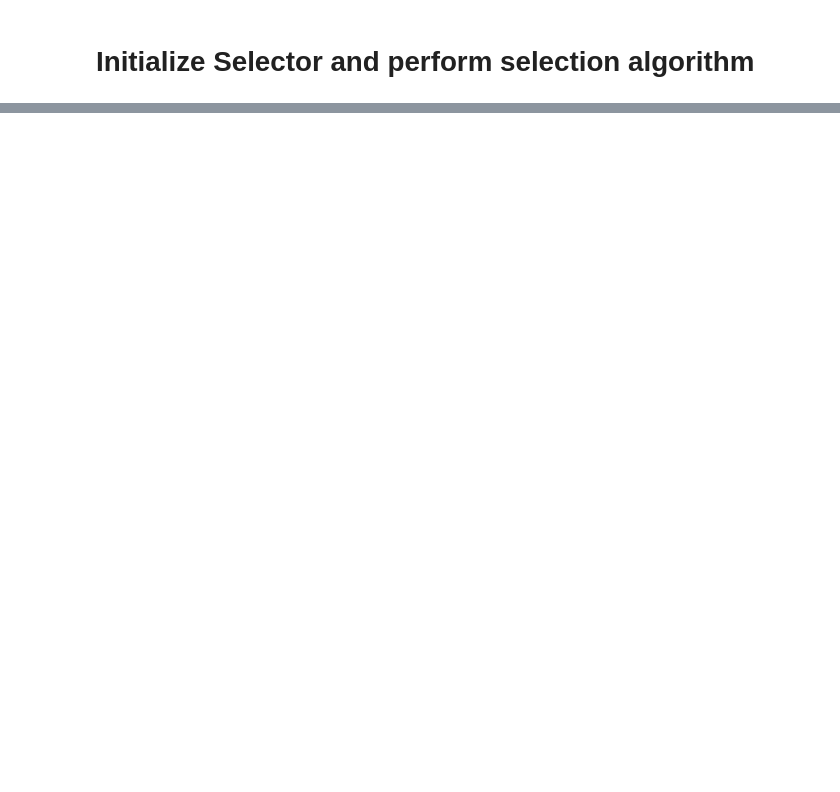
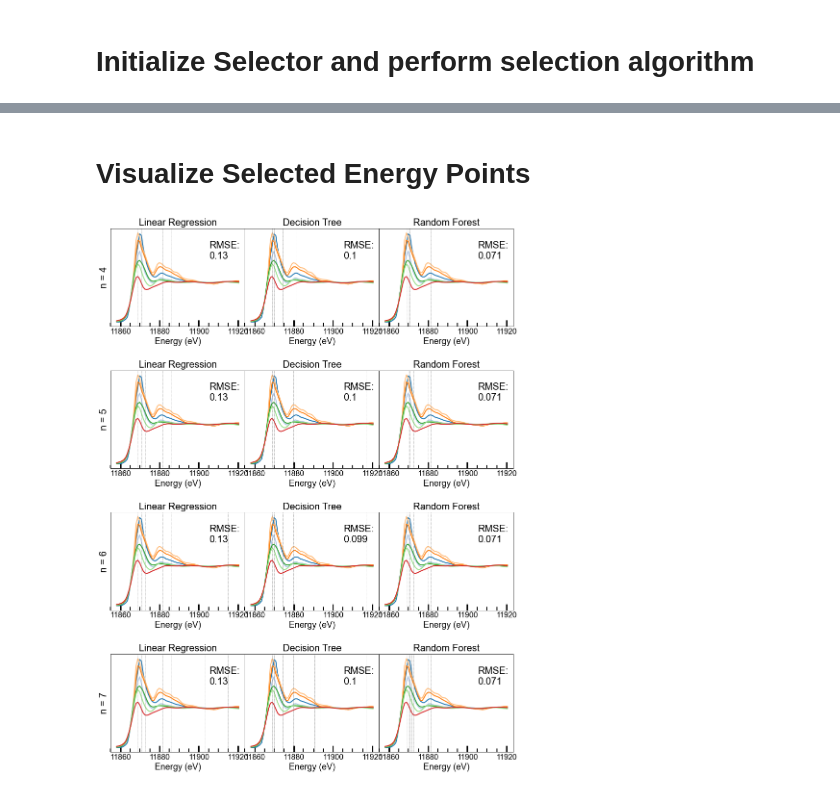
Before and after one commit to stetef/Energy-Point-Selection, a Jupyter notebook: Visualization.ipynb, the cells around one changed output, grey strips where cells are left out. Drawn from its saved outputs; the diff is of its cells as text; code cells hidden in the pictures; blank space fills up the shorter version.

```diff
--- a/Visualization.ipynb
+++ b/Visualization.ipynb
@@ -59,0 +142,3 @@ selector.select_energy_points()
+# %%
+energy_point_selector = reload(selector.energy_point_selector)
+select = energy_point_selector.Selector(data, coeffs)
@@ -59,0 +147,20 @@ selector.select_energy_points()
+# %%
+models = ['Linear Regression', 'Decision Tree', 'Random Forest']
+n_points = [4, 5, 6, 7]
+Scores = []
+Epts = []
+
+for npts in n_points:
+    print(f'\nNum points: {npts}\n-----------------------')
+    scores = []
+    epts = []
+    for model in models:
+        print(f'\n{model}:')
+        select = energy_point_selector.Selector(data, coeffs)
+        rfe, score = select.select_energy_points(estimator=model, n_points=npts,
+                                                 scoring='neg_root_mean_squared_error')
+        energy_points = Energy[rfe.support_]
+        epts.append(energy_points)
+        scores.append(score)
+    Scores.append(scores)
+    Epts.append(epts)
@@ -59,0 +185,2 @@ selector.select_energy_points()
+# %% [markdown]
+# Visualize Selected Energy Points
@@ -59,0 +190,20 @@ selector.select_energy_points()
+# %%
+fig, axes = plt.subplots(figsize=(15, 20), nrows=len(n_points), ncols=len(models))
+plt.subplots_adjust(wspace=0, hspace=0.45)
+
+for i, npts in enumerate(n_points):
+    row_axes = axes[i]
+    for energy_pts, model, score, ax in zip(Epts[i], models, Scores[i], row_axes):
+        if align_whiteline:
+            diff = 15
+            ticks = (5, 20)
+        else:
+            diff = 25
+            ticks = (10, 20)
+        visualize_energy_points((fig, ax), Energy, Aligned_Refs,
+                                energy_pts, ticks=ticks, label=model)
+        text = ax.text(np.max(Energy) - diff, np.max(Aligned_Refs)*0.8, f'RMSE:\n{-score:.2}',
+                       ha="left", va="center", size=20)
+    label = row_axes[0].set_ylabel(f'n = {npts}', fontsize=20)
+# %% [output]
+[figure, added]
```
Also changed, not shown: parts of 19 cells of this notebook, 5 other files.
